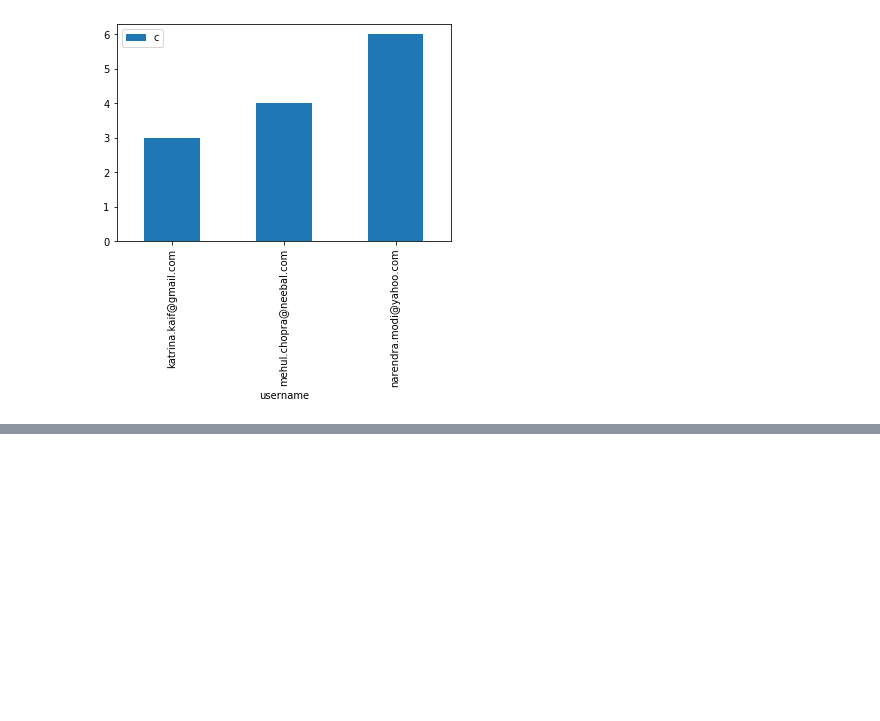
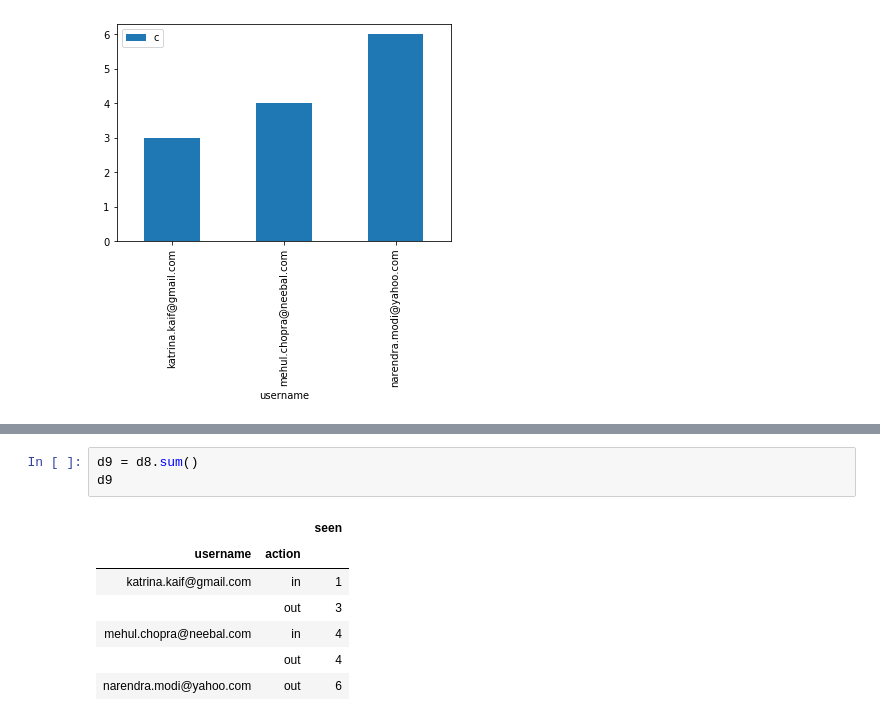
Before and after one commit to IACZ/ivan-data-analytics, a Jupyter notebook: fb_data.ipynb, the cells around one changed output, grey strips where cells are left out. Drawn from its saved outputs; the diff is of its cells as text; blank space fills up the shorter version.

```diff
--- a/fb_data.ipynb
+++ b/fb_data.ipynb
@@ -114,0 +186,11 @@ plt.show()
+# %%
+d9 = d8.sum()
+d9
+# %% [output]
+|  |  | seen |
+| username | action |  |
+| katrina.kaif@gmail.com | in | 1 |
+|  | out | 3 |
+| mehul.chopra@neebal.com | in | 4 |
+|  | out | 4 |
+| narendra.modi@yahoo.com | out | 6 |
```
Also changed, not shown: parts of 7 cells of this notebook, 2 other files.
